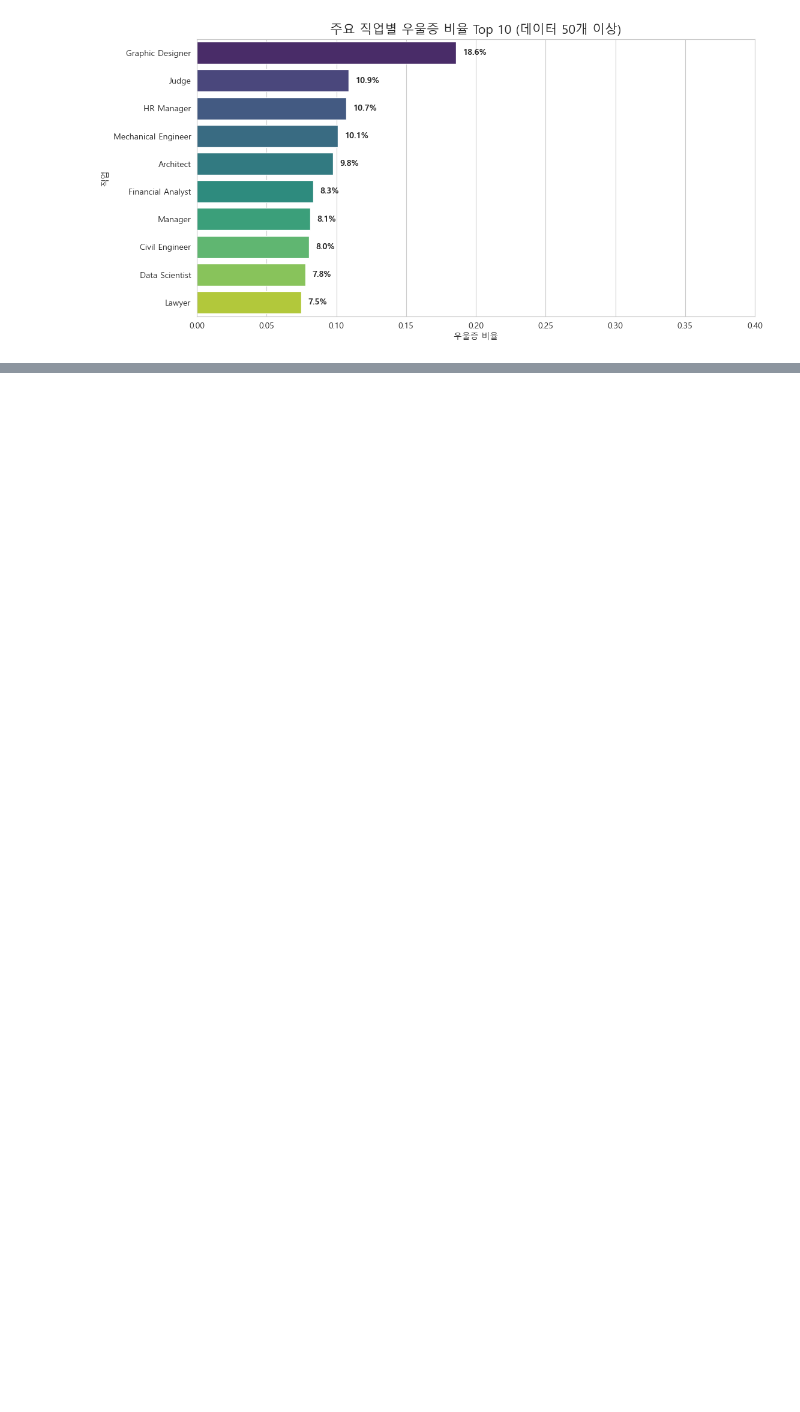
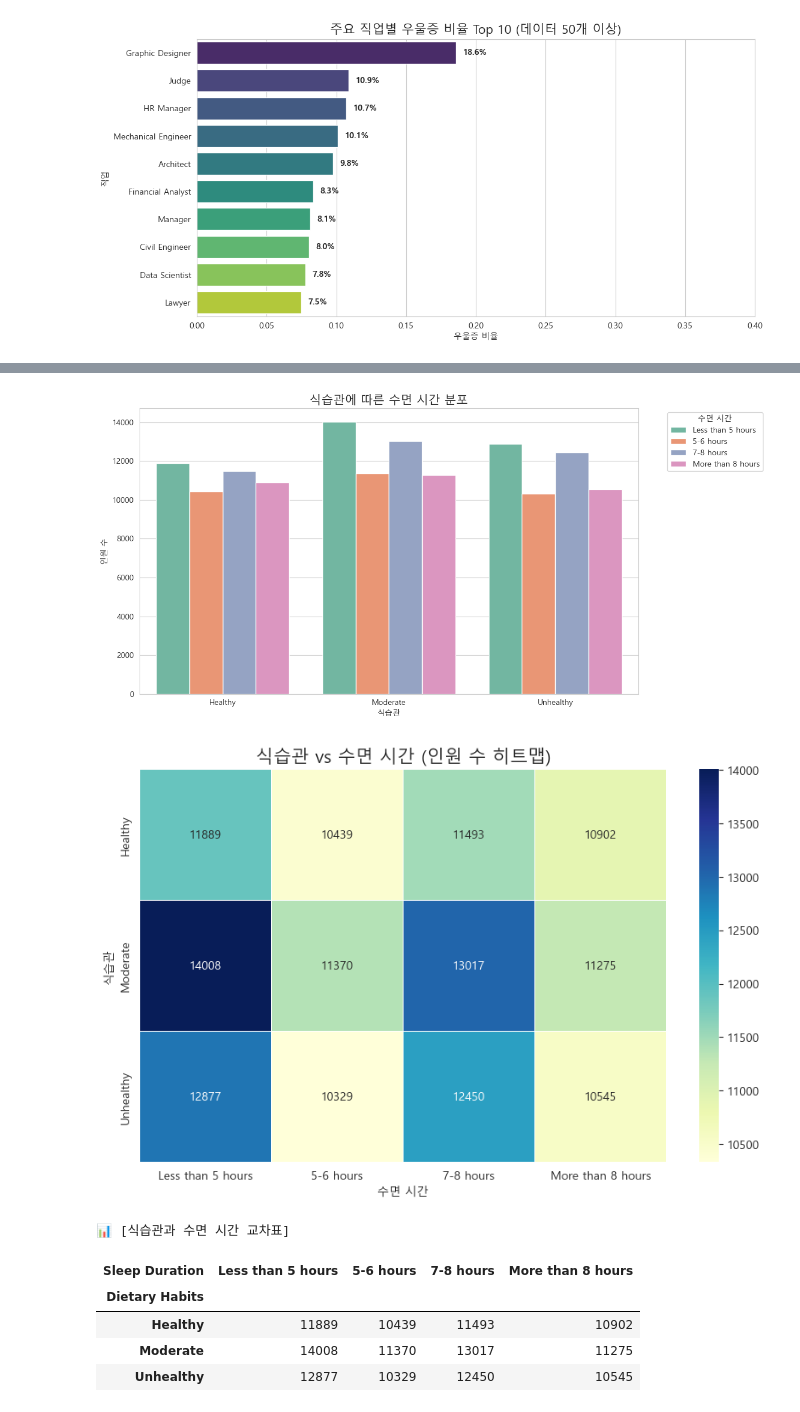
Before and after one commit to morerule/first-repository, a Jupyter notebook: mental.ipynb, the cells around one changed output, grey strips where cells are left out. Drawn from its saved outputs; the diff is of its cells as text; code cells hidden in the pictures; blank space fills up the shorter version.

```diff
--- a/mental.ipynb
+++ b/mental.ipynb
@@ -1014,0 +1141,45 @@ plt.show()
+# %%
+import matplotlib.pyplot as plt
+import seaborn as sns
+
+# 순서 정렬 (그래프 가독성을 위해)
+sleep_order = ['Less than 5 hours', '5-6 hours', '7-8 hours', 'More than 8 hours']
+diet_order = ['Healthy', 'Moderate', 'Unhealthy']
+
+# 1. 막대 그래프 시각화 (식습관별 수면 시간 분포)
+plt.figure(figsize=(12, 6))
+sns.countplot(x='Dietary Habits', hue='Sleep Duration', data=df,
+              order=diet_order, hue_order=sleep_order, palette='Set2')
+
+plt.title('식습관에 따른 수면 시간 분포', fontsize=15)
+plt.xlabel('식습관')
+plt.ylabel('인원 수')
+plt.legend(title='수면 시간', bbox_to_anchor=(1.05, 1), loc='upper left')
+plt.tight_layout()
+plt.show()
+
+# 2. 교차표(Cross Tabulation) 및 히트맵 시각화
+# 두 변수 간의 빈도수를 표로 만듭니다.
+crosstab = pd.crosstab(df['Dietary Habits'], df['Sleep Duration'])
+# 보기 좋게 순서 재배치
+crosstab = crosstab.reindex(index=diet_order, columns=sleep_order)
+
+plt.figure(figsize=(10, 6))
+sns.heatmap(crosstab, annot=True, fmt='d', cmap='YlGnBu', linewidths=.5)
+plt.title('식습관 vs 수면 시간 (인원 수 히트맵)', fontsize=15)
+plt.xlabel('수면 시간')
+plt.ylabel('식습관')
+plt.show()
+
+# 3. 수치 데이터 출력
+print("📊 [식습관과 수면 시간 교차표]")
+display(crosstab)
+# %% [output]
+[figure, added]
+[figure, added]
+📊 [식습관과 수면 시간 교차표]
+| Sleep Duration | Less than 5 hours | 5-6 hours | 7-8 hours | More than 8 hours |
+| Dietary Habits |  |  |  |  |
+| Healthy | 11889 | 10439 | 11493 | 10902 |
+| Moderate | 14008 | 11370 | 13017 | 11275 |
+| Unhealthy | 12877 | 10329 | 12450 | 10545 |
```
Also changed, not shown: parts of 19 cells of this notebook.
